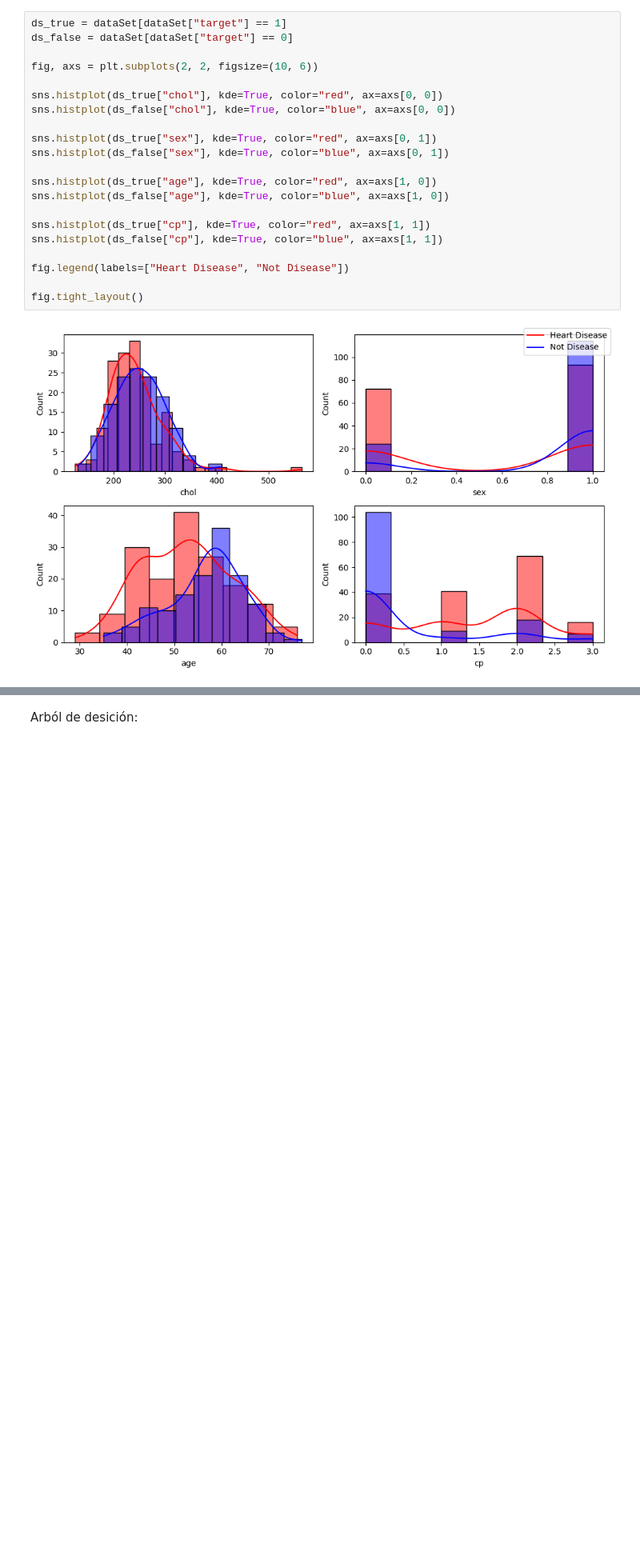
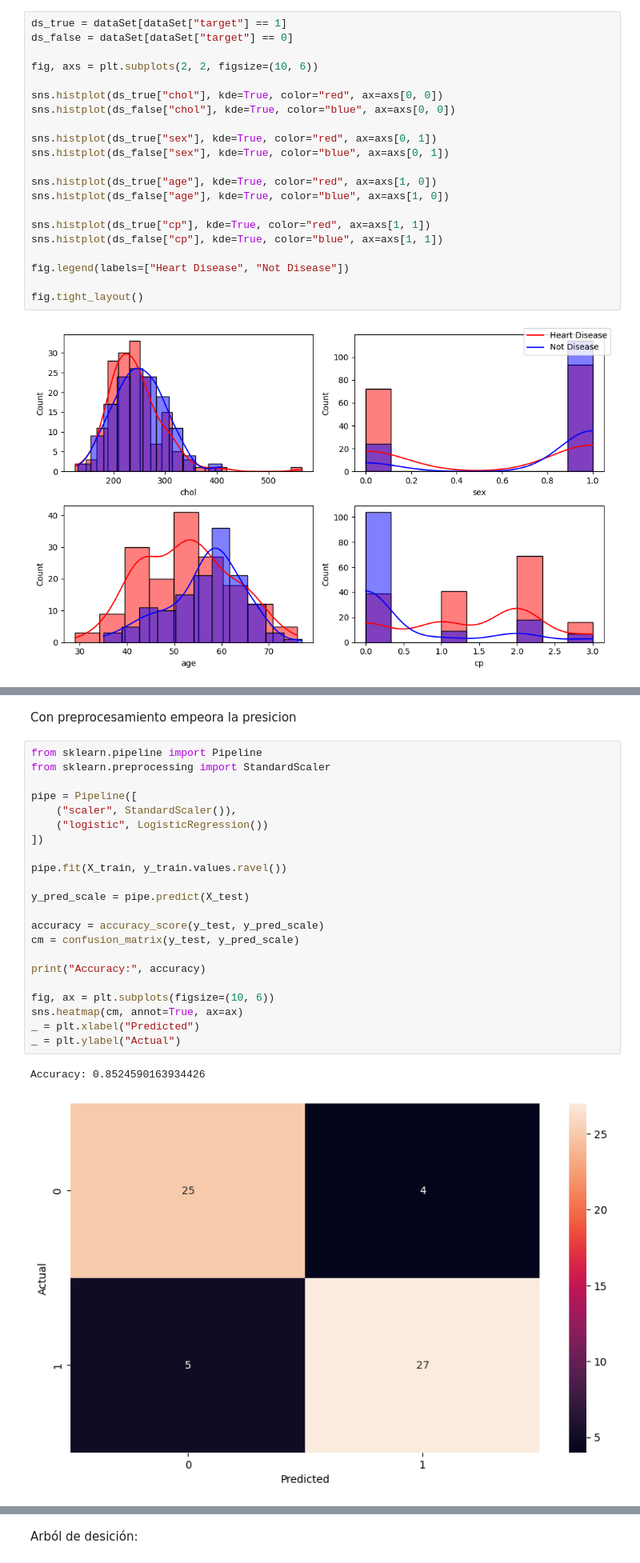
Before and after one commit to gabofrid/trabajos-chona---2024, a Jupyter notebook: trabajo 1/clase.ipynb, the cells around one changed output, grey strips where cells are left out. Shown at 80% size. Drawn from its saved outputs; the diff is of its cells as text; blank space fills up the shorter version.

```diff
--- a/trabajo 1/clase.ipynb
+++ b/trabajo 1/clase.ipynb
@@ -170,0 +212,27 @@ NameError: name 'log_model' is not defined
+# %% [markdown]
+Con preprocesamiento empeora la presicion
+# %%
+from sklearn.pipeline import Pipeline
+from sklearn.preprocessing import StandardScaler
+
+pipe = Pipeline([
+    ("scaler", StandardScaler()),
+    ("logistic", LogisticRegression())
+])
+
+pipe.fit(X_train, y_train.values.ravel())
+
+y_pred_scale = pipe.predict(X_test)
+
+accuracy = accuracy_score(y_test, y_pred_scale)
+cm = confusion_matrix(y_test, y_pred_scale)
+
+print("Accuracy:", accuracy)
+
+fig, ax = plt.subplots(figsize=(10, 6))
+sns.heatmap(cm, annot=True, ax=ax)
+_ = plt.xlabel("Predicted")
+_ = plt.ylabel("Actual")
+# %% [output]
+Accuracy: 0.8524590163934426
+[figure, added]
```
Also changed, not shown: parts of 8 cells of this notebook.
